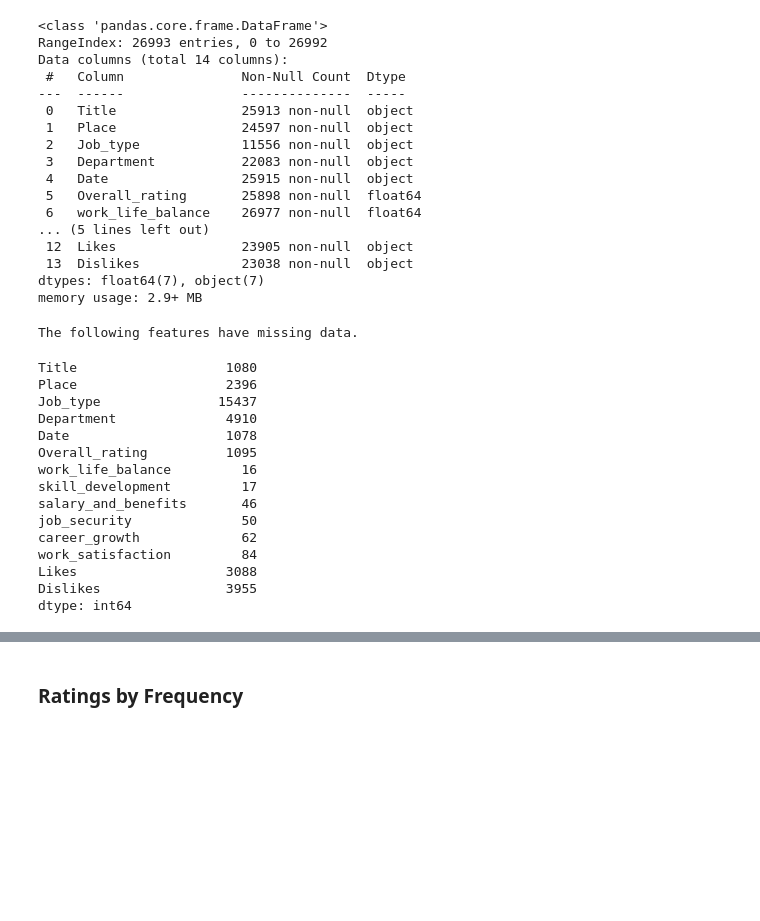
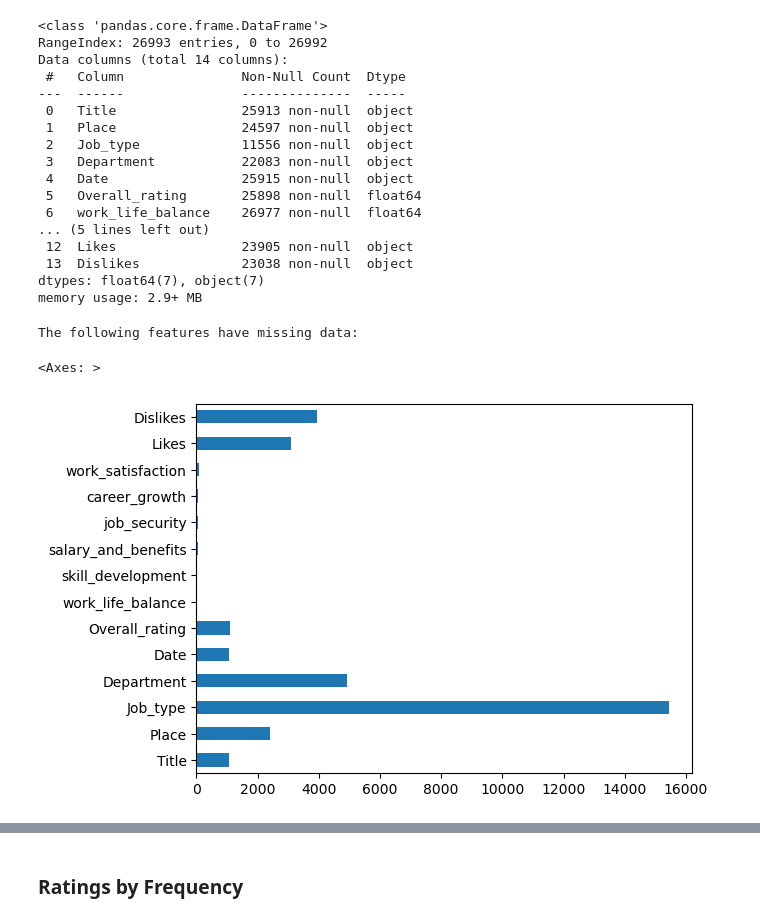
Before and after one commit to TEcjddns/UChicago_AIML_Project, a Jupyter notebook: EmployeeHappiness.ipynb, the cells around one changed output, grey strips where cells are left out. Drawn from its saved outputs; the diff is of its cells as text; code cells hidden in the pictures; blank space fills up the shorter version.

Commit message:
Tidying up the visualizations.

```diff
--- a/EmployeeHappiness.ipynb
+++ b/EmployeeHappiness.ipynb
@@ -96,22 +98,10 @@ Data columns (total 14 columns):
 dtypes: float64(7), object(7)
 memory usage: 2.9+ MB
 # %%
-print (f"The following features have missing data.")
-df.isnull().sum()
+print (f"The following features have missing data:")
+summation_missing = df.isnull().sum()
+summation_missing.plot(kind='barh')
 # %% [output]
-The following features have missing data.
+The following features have missing data:
-Title                   1080
-Place                   2396
-Job_type               15437
-Department              4910
-Date                    1078
-Overall_rating          1095
-work_life_balance         16
-skill_development         17
-salary_and_benefits       46
-job_security              50
-career_growth             62
-work_satisfaction         84
-Likes                   3088
-Dislikes                3955
-dtype: int64
+<Axes: >
+[figure, added]
```
Also changed, not shown: parts of 41 cells of this notebook.
